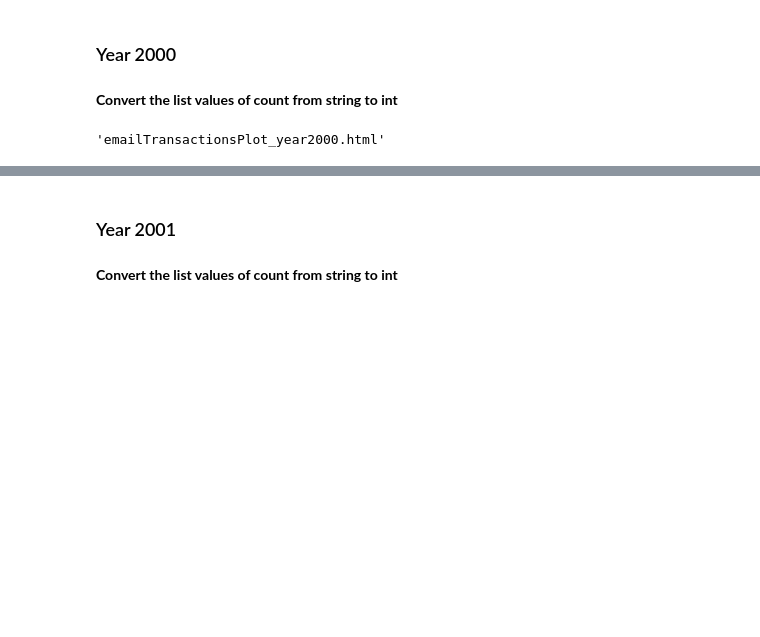
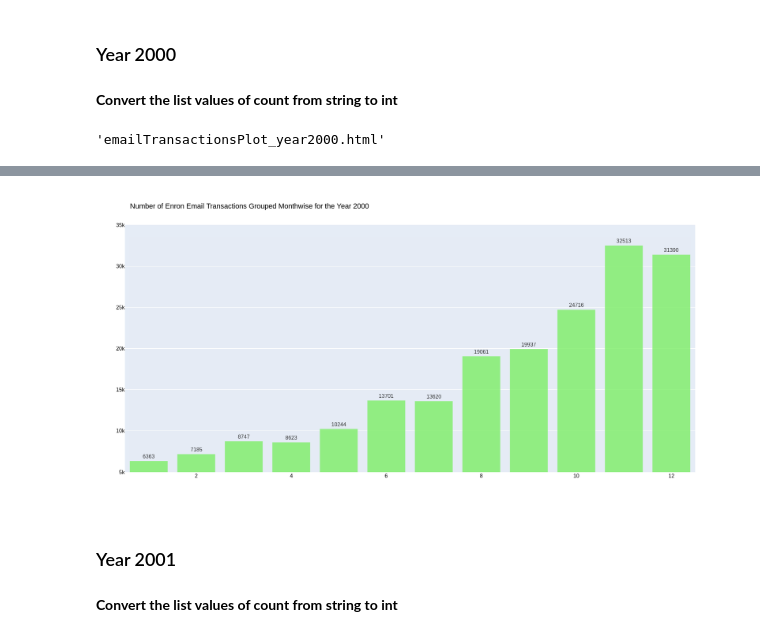
Before and after one commit to SoBeRBot94/LDSA-Project-Email-Analytics, a Jupyter notebook: Code/EnronEmailAnalysis(StandAloneMode).ipynb, the cells around one changed output, grey strips where cells are left out. Drawn from its saved outputs; the diff is of its cells as text; code cells hidden in the pictures; blank space fills up the shorter version.

Commit message:
Updated Image Rendering

```diff
--- a/Code/EnronEmailAnalysis(StandAloneMode).ipynb
+++ b/Code/EnronEmailAnalysis(StandAloneMode).ipynb
@@ -113,7 +113,7 @@ ply.offline.plot(figure, filename='emailTransactionsPlot_year2000.html')
 # %% [output]
 'emailTransactionsPlot_year2000.html'
 # %%
-from IPython.display import IFrame
+from IPython.display import Image
 
-IFrame(src='./emailTransactionsPlot_year2000.html', width=800, height=600)
+Image(filename='./emailTransactionsPlot_year2000.png', width=800, height=600)
 # %% [output]
@@ -121,3 +120,4 @@ IFrame(src='./emailTransactionsPlot_year2000.html', width=800, height=600)
+[figure, added]
 # %% [markdown]
 ### Year 2001
 # %%
```
Also changed, not shown: parts of 3 cells of this notebook.
